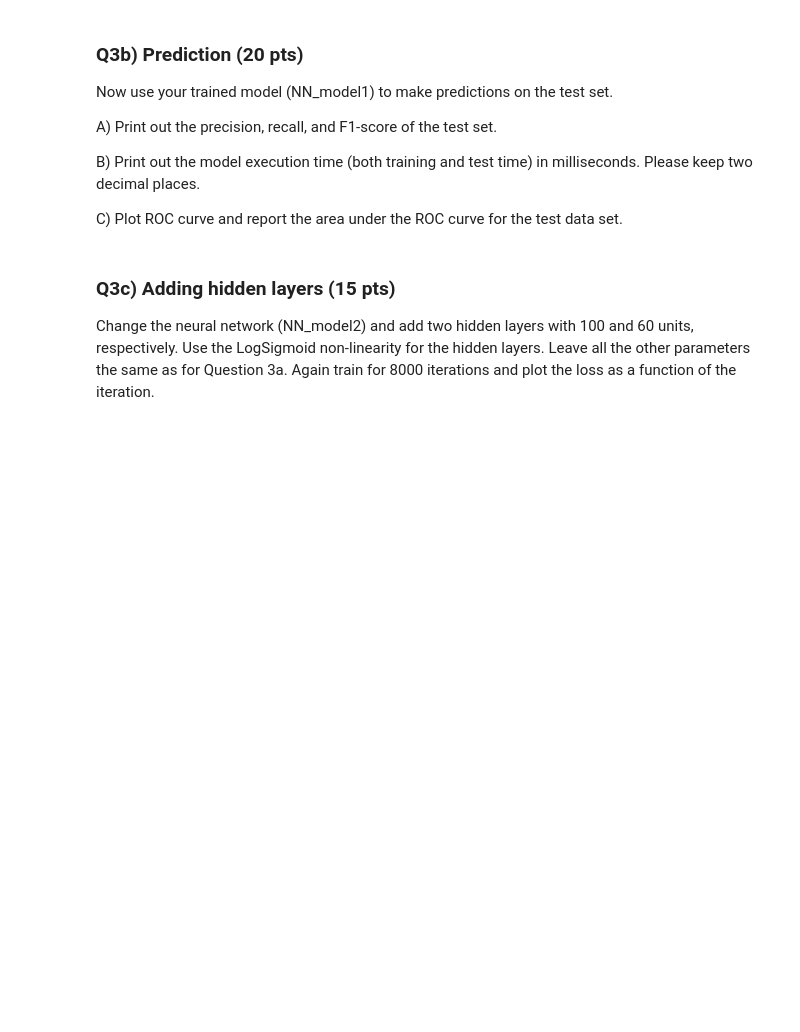
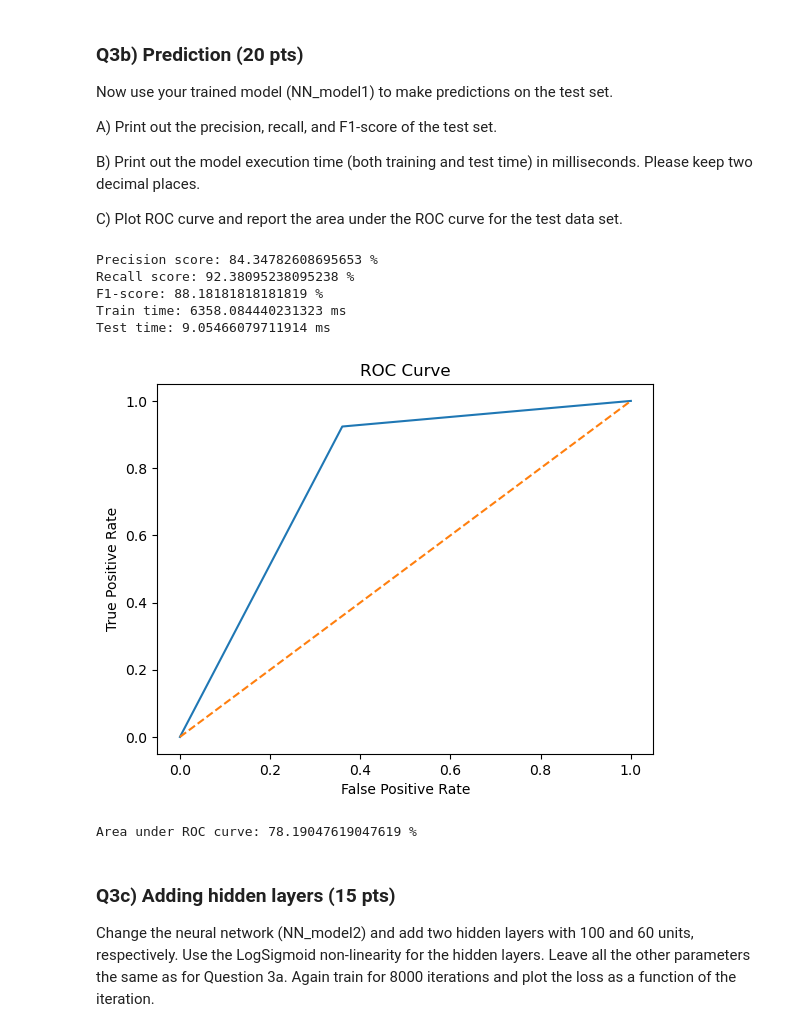
Before and after one commit to aabusha3/Neural-Network_DS3000-7, a Jupyter notebook: aabusha3_Assignment_7.ipynb, the cells around one changed output. Saved outputs shown, nothing was run; the diff lists cells and outputs as text; code cells hidden in the pictures; blank space fills up the shorter version.

```diff
--- a/aabusha3_Assignment_7.ipynb
+++ b/aabusha3_Assignment_7.ipynb
@@ -81,6 +204,46 @@ A) Print out the precision, recall, and F1-score of the test set.
 B) Print out the model execution time (both training and test time) in milliseconds. Please keep two decimal places.
 
 C) Plot ROC curve and report the area under the ROC curve for the test data set.
+# %%
+start = time.time()
+Xtest_tensor = torch.tensor(Xtest_scaled)
+ypred = NN_model_1(Xtest_tensor)
+# ypred=torch.where(ypred > -1, 0, 1)
+ypred = torch.argmax(ypred, dim=1)
+ypred=ypred.detach().numpy()
+
+precision = precision_score(ytest, ypred)
+recall = recall_score(ytest, ypred)
+f1 = f1_score(ytest, ypred)
+end = time.time()
+test_time_NN_1 = end - start
+
+print('Precision score:', precision*100,'%')
+print('Recall score:', recall*100,'%')
+print('F1-score:', f1*100,'%')
+
+print('Train time:', train_time_NN_1*1000,'ms')
+print('Test time:', test_time_NN_1*1000,'ms')
+
+fpr, tpr, thresholds = roc_curve(ytest, ypred)
+auc = roc_auc_score(ytest, ypred)
+
+plt.plot(fpr, tpr, 'tab:blue')
+plt.plot([0, 1], [0, 1],'--', color='tab:orange')
+plt.title('ROC Curve')
+plt.xlabel('False Positive Rate')
+plt.ylabel('True Positive Rate')
+plt.show()
+
+print('Area under ROC curve:', auc*100,'%')
+# %% [output]
+Precision score: 84.34782608695653 %
+Recall score: 92.38095238095238 %
+F1-score: 88.18181818181819 %
+Train time: 6358.084440231323 ms
+Test time: 9.05466079711914 ms
+[figure, added]
+Area under ROC curve: 78.19047619047619 %
 # %% [markdown]
 ### Q3c) Adding hidden layers (15 pts)
 Change the neural network (NN_model2) and add two hidden layers with 100 and 60 units, respectively. Use the LogSigmoid non-linearity for the hidden layers. Leave all the other parameters the same as for Question 3a. Again train for 8000 iterations and plot the loss as a function of the iteration.
```
Also changed, not shown: parts of 6 cells of this notebook, 1 other file.
